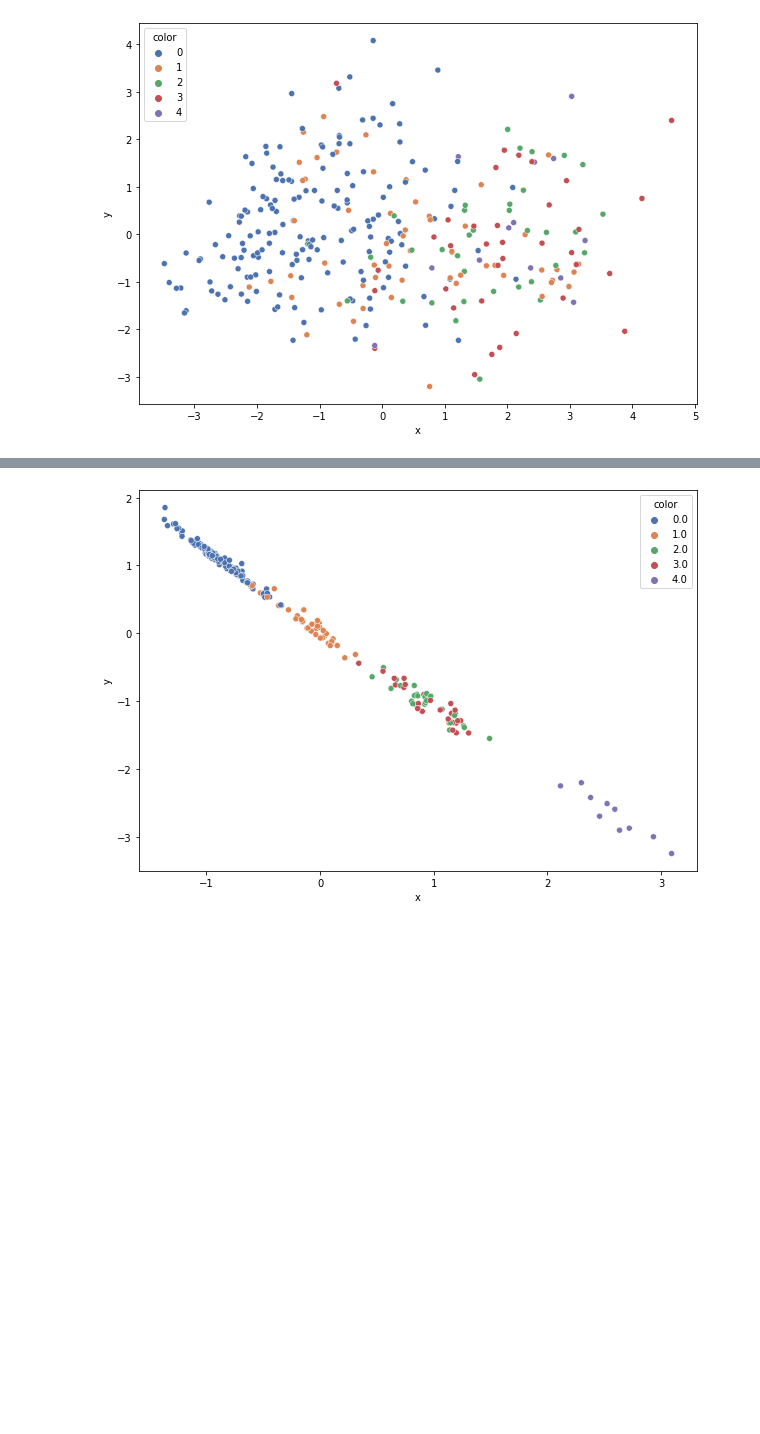
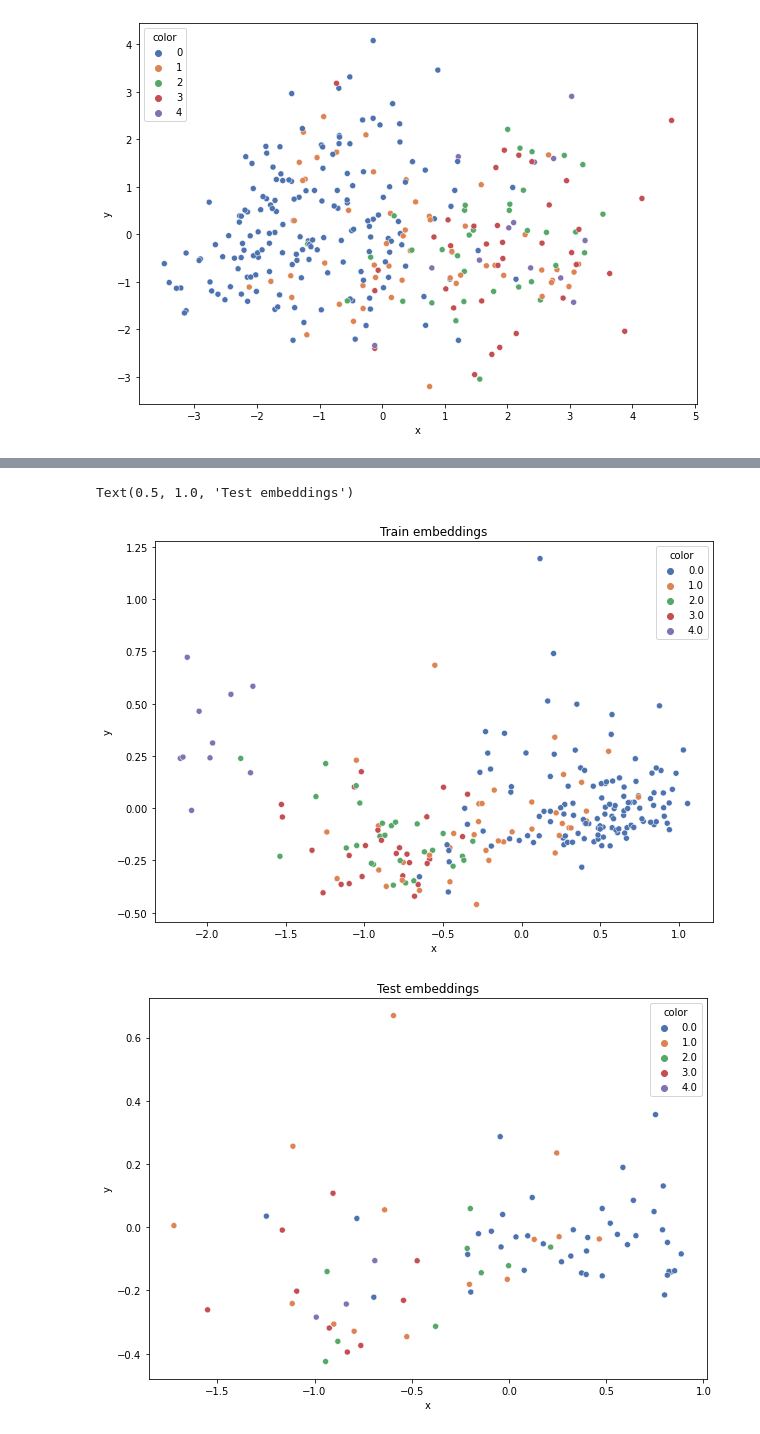
Before and after one commit to damian-horna/imbalanced_triplets, a Jupyter notebook: cleveland-oversampling.ipynb, the cells around one changed output, grey strips where cells are left out. Saved outputs shown, nothing was run; the diff lists cells and outputs as text; code cells hidden in the pictures; blank space fills up the shorter version.

Commit message:
Weighted triplets

```diff
--- a/cleveland-oversampling.ipynb
+++ b/cleveland-oversampling.ipynb
@@ -44,3 +45,7 @@ print(y[:5])
    1.01668424  0.98053681 -0.69663055  0.31091206 -0.97635214 -0.71843085
   -0.89812044]]
 [0 2 1 0 0]
+# %%
+from collections import Counter
+cards = Counter(y_train)
+weights = {c: (1/v) * 100 for c,v in cards.items()}
@@ -64,11 +81,11 @@ class Print(nn.Module):
 class EmbeddingNet(nn.Module):
     def __init__(self):
         super(EmbeddingNet, self).__init__()
-        self.fc = nn.Sequential(nn.Linear(13, 128),
+        self.fc = nn.Sequential(nn.Linear(13, 256),
                                 nn.PReLU(),
-                                nn.Linear(128, 64),
+                                nn.Linear(256, 128),
                                 nn.PReLU(),
-                                nn.Linear(64, 2)
+                                nn.Linear(128, 2)
                                 )
 
     def forward(self, x):
@@ -114,6 +131,10 @@ class TripletNet(nn.Module):
 def train_tripletnet(model, device, train_loader, optimizer, epoch, log_interval = 10, dry_run=False):
     model.train()
     for batch_idx, (data, target) in enumerate(train_loader):
+        target_weights = []
+        for t in target[0]:
+            target_weights.append(weights[t.item()])
+#         print(target_weights)
         data[0] = torch.reshape(data[0], (data[0].shape[0],13))
         data[1] = torch.reshape(data[1], (data[0].shape[0],13))
         data[2] = torch.reshape(data[2], (data[0].shape[0],13))
@@ -122,7 +143,8 @@ def train_tripletnet(model, device, train_loader, optimizer, epoch, log_interval
         optimizer.zero_grad()
         outputs = model(*data)
         loss_inputs = outputs
-        loss_fn = TripletLoss(1.0)
+        w = torch.Tensor(np.array(target_weights)).to(device)
+        loss_fn = TripletLossWeighted(1.0, weights=w)
 
         loss_outputs = loss_fn(*loss_inputs)
         loss = loss_outputs[0] if type(loss_outputs) in (tuple, list) else loss_outputs
@@ -153,17 +175,17 @@ def test_tripletnet(model, device, test_loader):
             loss = loss_outputs[0] if type(loss_outputs) in (tuple, list) else loss_outputs
             test_loss += loss.item()
 
-    test_loss /= len(test_loader.dataset)
+    test_loss
 
     print('\nTest set: Average loss: {:.4f}\n'.format(test_loss))
 # %%
 seed = 7
-batch_size = 4
-test_batch_size = 4
+batch_size = 32
+test_batch_size = 32
 use_cuda = True
 lr = 1e-2
 gamma = 0.9
-epochs = 50
+epochs = 300
 save_model = True
 log_interval = 20
 
@@ -230,8 +252,15 @@ Test set: Average loss: 0.2672
 # %%
 test_loader = torch.utils.data.DataLoader(dataset2, batch_size=1)
 train_loader = torch.utils.data.DataLoader(dataset1, batch_size=1)
+
 embeddings, labels = calc_embeddings(model, device, train_loader)
+plot_embeddings(embeddings, labels)
+plt.title("Train embeddings")
 
+embeddings, labels = calc_embeddings(model, device, test_loader)
 plot_embeddings(embeddings, labels)
+plt.title("Test embeddings")
 # %% [output]
+Text(0.5, 1.0, 'Test embeddings')
-[figure, old version]
+[figure, new version]
+[figure, added]
```
Also changed, not shown: parts of 4 cells of this notebook, 2 other files.
